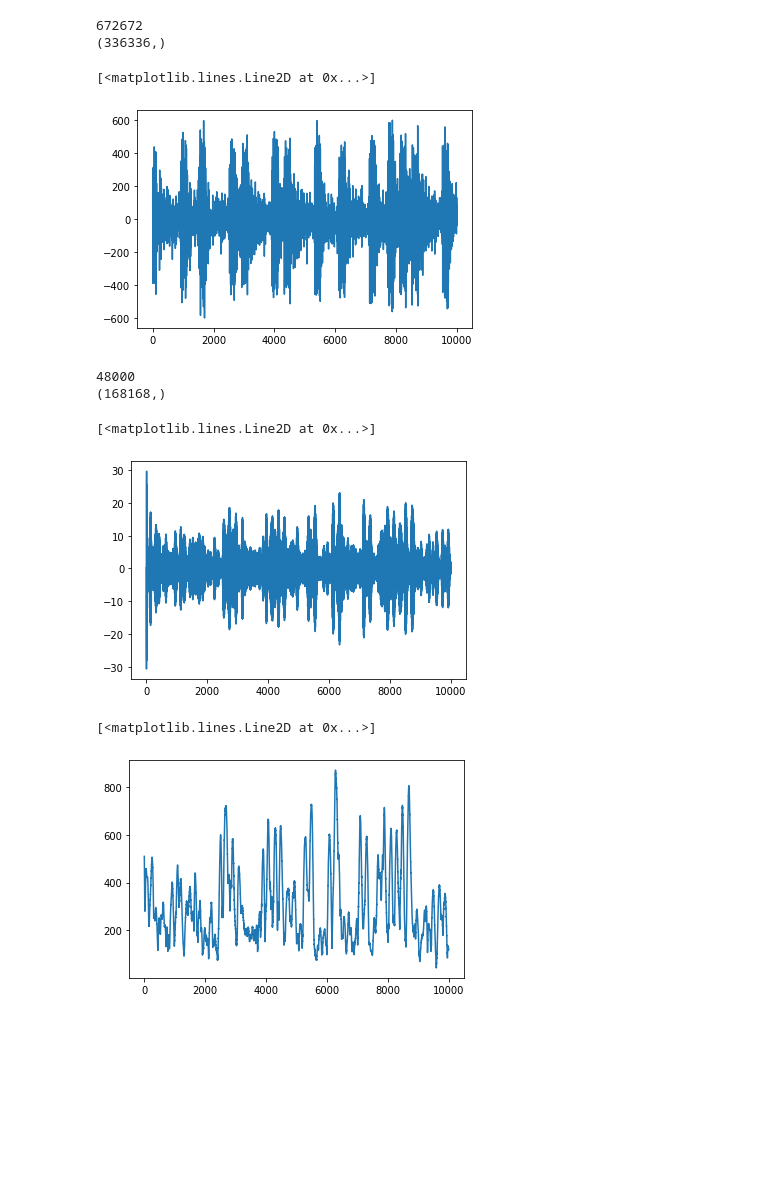
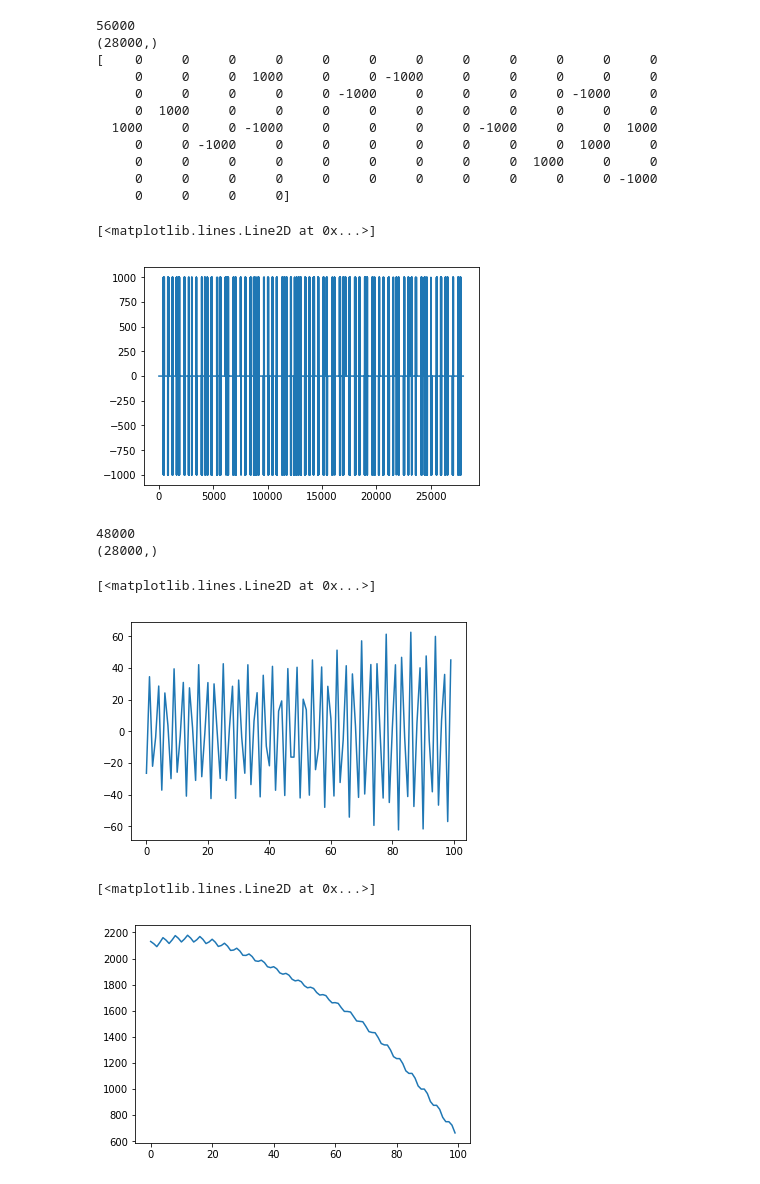
Before and after one commit to agil27/wivi, a Jupyter notebook: demodulation.ipynb, the cells around one changed output. Cells and saved outputs as stored; diff of their text form; code cells hidden in the pictures; blank space fills up the shorter version.

```diff
--- a/demodulation.ipynb
+++ b/demodulation.ipynb
@@ -21,9 +21,8 @@ def load_wav(name):
         str_data = f.readframes(nframes)
         nchannels = f.getnchannels()
         print(len(str_data))
-        #print(str_data)
 
-    wave_data = np.frombuffer(str_data, dtype=np.short)
+    wave_data = np.frombuffer(str_data, dtype=np.int16)
     print(wave_data.shape)
     if nchannels == 2:
         wave_data = wave_data.reshape(2, -1)
@@ -43,13 +42,23 @@ def load_all(path, dis, db, repeat):
                 load_wav(name)
 # %%
 #load_all(path, dis, db, repeat)
-fs, data = load_wav('../c.wav')
-plt.plot(data[:10000])
+fs, data = load_wav('./noise.wav')
+print(data[1200:1300])
+plt.plot(data)
 # %% [output]
-672672
-(336336,)
+56000
+(28000,)
+[    0     0     0     0     0     0     0     0     0     0     0     0
+     0     0     0  1000     0     0 -1000     0     0     0     0     0
+     0     0     0     0     0 -1000     0     0     0     0 -1000     0
+     0  1000     0     0     0     0     0     0     0     0     0     0
+  1000     0     0 -1000     0     0     0     0 -1000     0     0  1000
+     0     0 -1000     0     0     0     0     0     0     0  1000     0
+     0     0     0     0     0     0     0     0     0  1000     0     0
+     0     0     0     0     0     0     0     0     0     0     0 -1000
+     0     0     0     0]
 [<matplotlib.lines.Line2D at 0x...>]
-[figure, old version]
+[figure, new version]
 # %%
 def fda(x, floor, ceil, fs):
     print(fs)
@@ -59,12 +68,12 @@ def fda(x, floor, ceil, fs):
     return data
 # %%
 filted = fda(data, 17500, 18500, fs)
-plt.plot(filted[:10000])
+plt.plot(filted[1200:1300])
 # %% [output]
 48000
-(168168,)
+(28000,)
 [<matplotlib.lines.Line2D at 0x...>]
-[figure, old version]
+[figure, new version]
 # %%
 def dfft(data, f, fs):
     n = data.shape[0]
@@ -78,10 +87,10 @@ def dfft(data, f, fs):
     return impulse_fft
 # %%
 impulse = dfft(filted, 18000, fs)
-plt.plot(impulse[:10000])
+plt.plot(impulse[1200:1300])
 # %% [output]
 [<matplotlib.lines.Line2D at 0x...>]
-[figure, old version]
+[figure, new version]
 # %%
 def smooth(a, window):
     a = a.squeeze()
```
Also changed, not shown: parts of 6 cells of this notebook, 1 other file.
